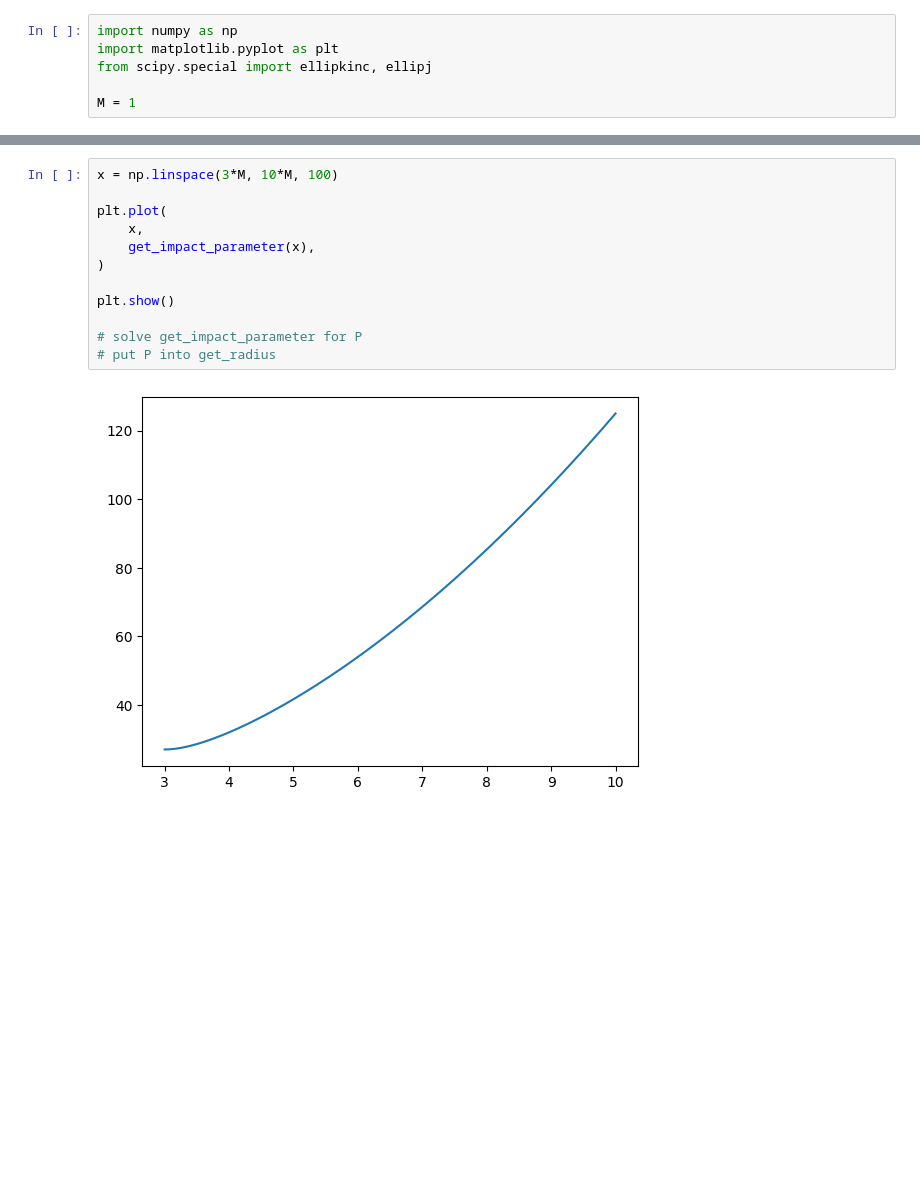
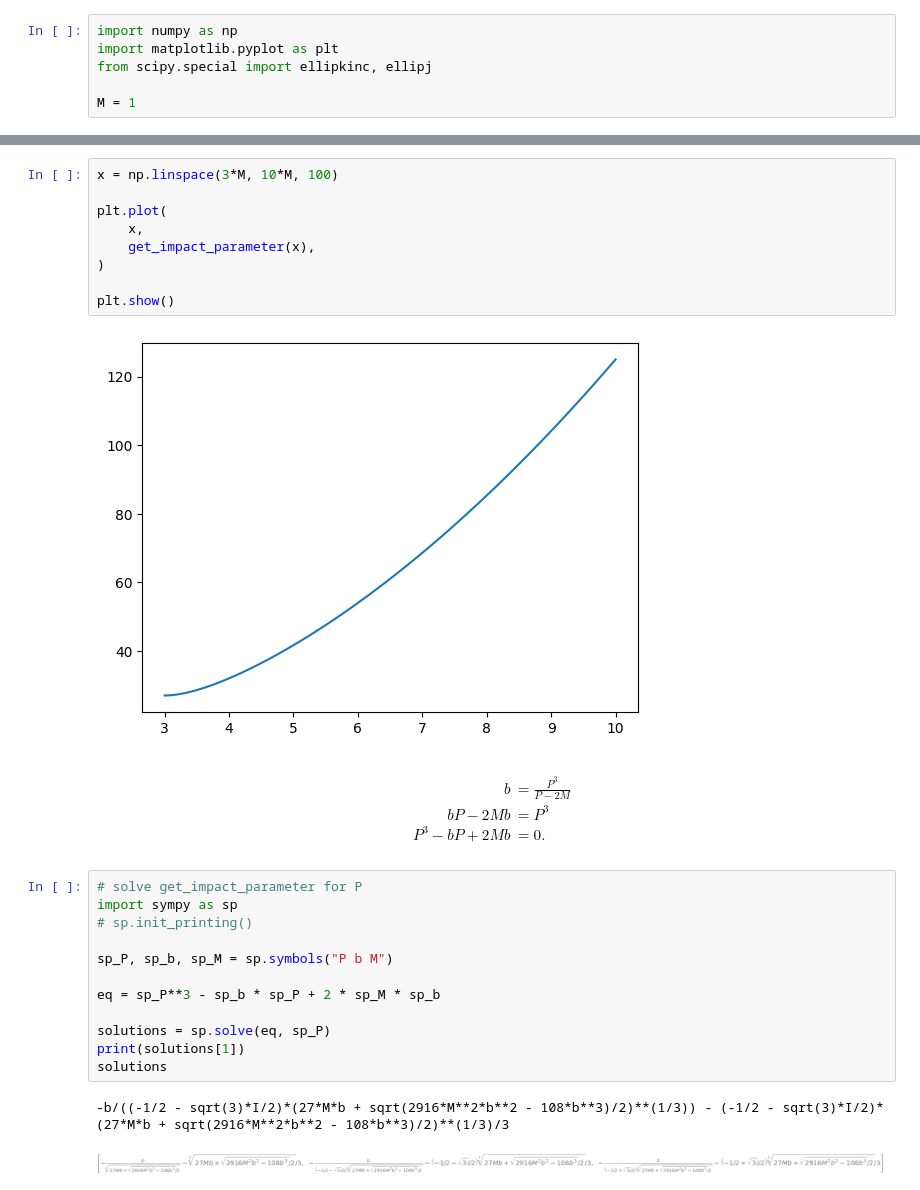
Before and after one commit to jessecrans/bh-raytracer, a Jupyter notebook: luminet-paper.ipynb, the cells around one changed output, grey strips where cells are left out. Cells and saved outputs as stored; diff of their text form; blank space fills up the shorter version.

Commit message:
implemented method to analytically find the closest approach as function of impact parameter

```diff
--- a/luminet-paper.ipynb
+++ b/luminet-paper.ipynb
@@ -57,8 +57,26 @@ plt.plot(
 )
 
 plt.show()
-
-# solve get_impact_parameter for P
-# put P into get_radius
 # %% [output]
 [figure]
+# %% [markdown]
+\begin{align*}
+	b &= \frac{P^3}{P-2M}\\
+	bP - 2Mb &= P^3\\
+	P^3 - bP + 2Mb &=0.
+\end{align*}
+# %%
+# solve get_impact_parameter for P
+import sympy as sp
+# sp.init_printing()
+
+sp_P, sp_b, sp_M = sp.symbols("P b M")
+
+eq = sp_P**3 - sp_b * sp_P + 2 * sp_M * sp_b
+
+solutions = sp.solve(eq, sp_P)
+print(solutions[1])
+solutions
+# %% [output]
+-b/((-1/2 - sqrt(3)*I/2)*(27*M*b + sqrt(2916*M**2*b**2 - 108*b**3)/2)**(1/3)) - (-1/2 - sqrt(3)*I/2)*(27*M*b + sqrt(2916*M**2*b**2 - 108*b**3)/2)**(1/3)/3
+[figure, added]
```
Also changed, not shown: parts of 3 cells of this notebook.
